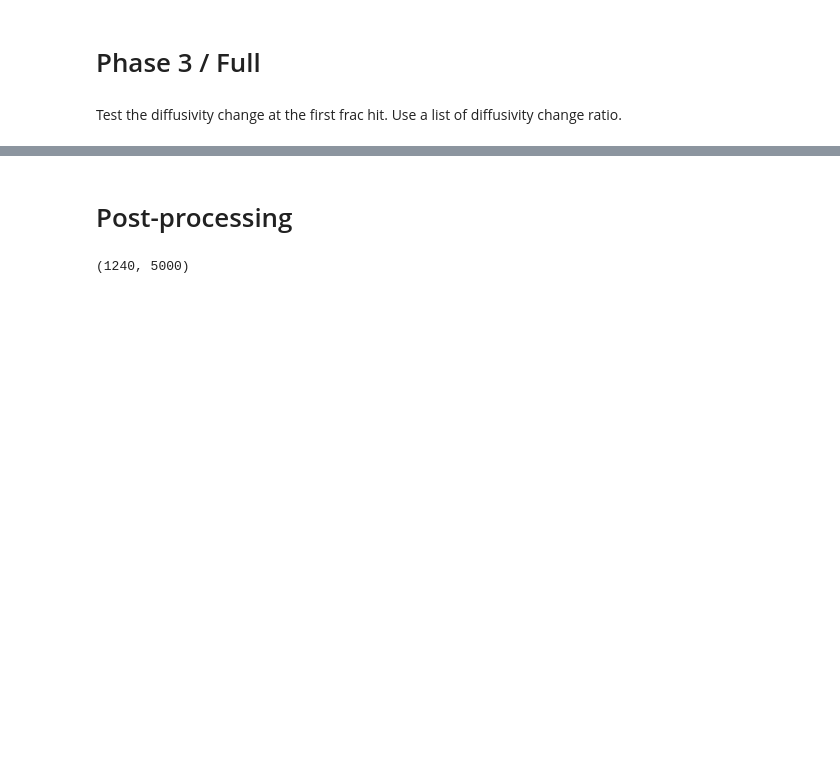
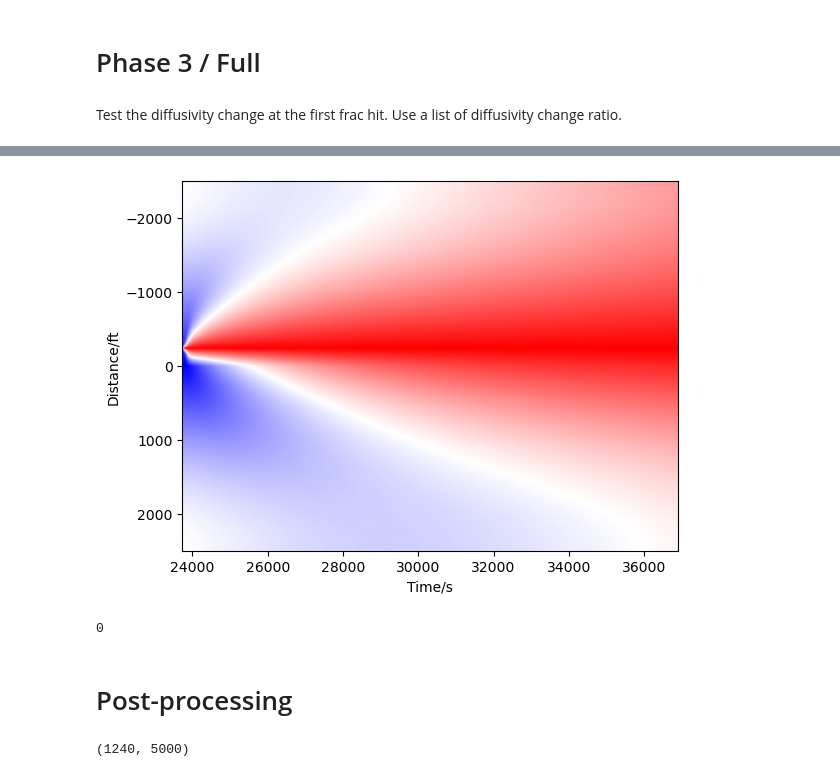
Before and after one commit to shenyaojin/well_leakage_physical_model, a Jupyter notebook: 071_module_test.ipynb, the cells around one changed output, grey strips where cells are left out. Drawn from its saved outputs; the diff is of its cells as text; code cells hidden in the pictures; blank space fills up the shorter version.

```diff
--- a/071_module_test.ipynb
+++ b/071_module_test.ipynb
@@ -317,3 +320,11 @@ Time: 23734.378479468407 Source term: 9530.631
+# %%
+pds_frame_phase3_all[-1].plot_solution()
+# %% [output]
+[figure, added]
+# %%
+pds_frame_phase3_all[-1].pack_result(filename="phase3_new.npz")
+# %% [output]
+0
 # %% [markdown]
 # Post-processing
 # %%
```
Also changed, not shown: parts of 14 cells of this notebook, 1 other file.
